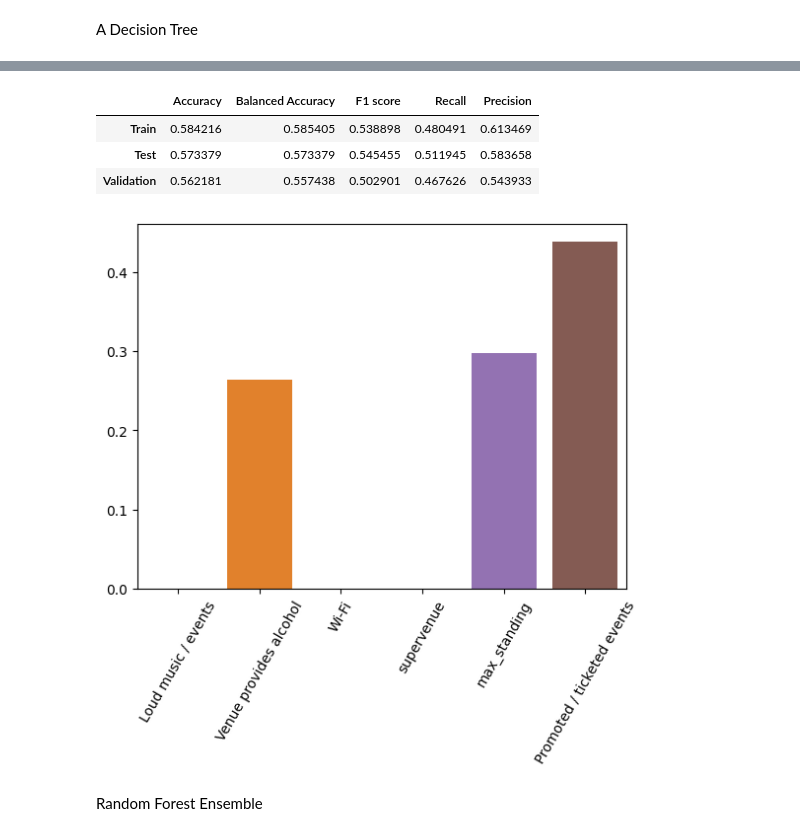
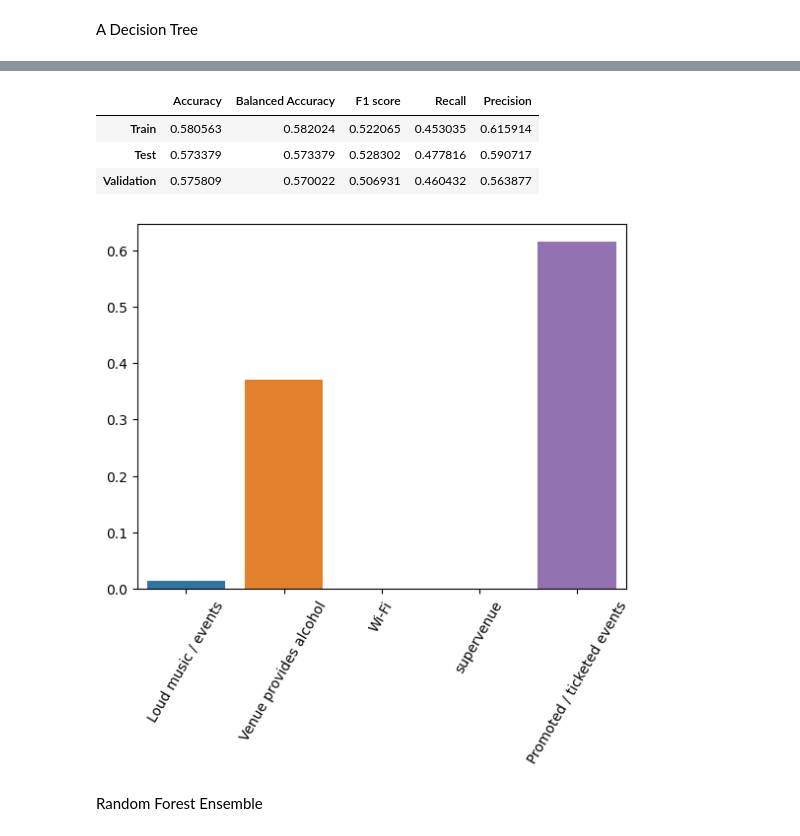
Before and after one commit to TosinPhillip/Datacamp-Professional-Data-Scientist-Certification-Case-Study, a Jupyter notebook: datacamp.ipynb, the cells around one changed output, grey strips where cells are left out. Drawn from its saved outputs; the diff is of its cells as text; code cells hidden in the pictures.

```diff
--- a/datacamp.ipynb
+++ b/datacamp.ipynb
@@ -585,7 +585,7 @@ def wrangle(file, filepath=False):
 
     return X_train, X_test, X_val, y_train, y_test, y_val
 # %%
-df.drop(['venue_name', 'U-Shaped_max', 'Theatre_max'], axis=1, inplace=True)
+df.drop(['venue_name', 'U-Shaped_max', 'Theatre_max', 'max_standing'], axis=1, inplace=True)
 
 # And encode categorical columns
 df = pd.get_dummies(df, drop_first=True)
@@ -666,18 +666,19 @@ plt.show()
 # %%
-tuned_dtc = DecisionTreeClassifier(max_leaf_nodes=5, min_samples_leaf=4)
+tuned_dtc = DecisionTreeClassifier(max_leaf_nodes=4,
+                                    min_samples_leaf=.15)
 tuned_dtc.fit(X_train, y_train)
 assess_classifier(tuned_dtc)
 
 #We also want to see what our model thinks is important
 sns.barplot(x=X_train.columns, y=tuned_dtc.feature_importances_)
 plt.xticks(rotation=60)
 plt.show()
 # %% [output]
 |  | Accuracy | Balanced Accuracy | F1 score | Recall | Precision |
-| Train | 0.584216 | 0.585405 | 0.538898 | 0.480491 | 0.613469 |
-| Test | 0.573379 | 0.573379 | 0.545455 | 0.511945 | 0.583658 |
-| Validation | 0.562181 | 0.557438 | 0.502901 | 0.467626 | 0.543933 |
+| Train | 0.580563 | 0.582024 | 0.522065 | 0.453035 | 0.615914 |
+| Test | 0.573379 | 0.573379 | 0.528302 | 0.477816 | 0.590717 |
+| Validation | 0.575809 | 0.570022 | 0.506931 | 0.460432 | 0.563877 |
-[figure, old version]
+[figure, new version]
 # %% [markdown]
 Random Forest Ensemble
 # %%
```
Also changed, not shown: parts of 34 cells of this notebook.
